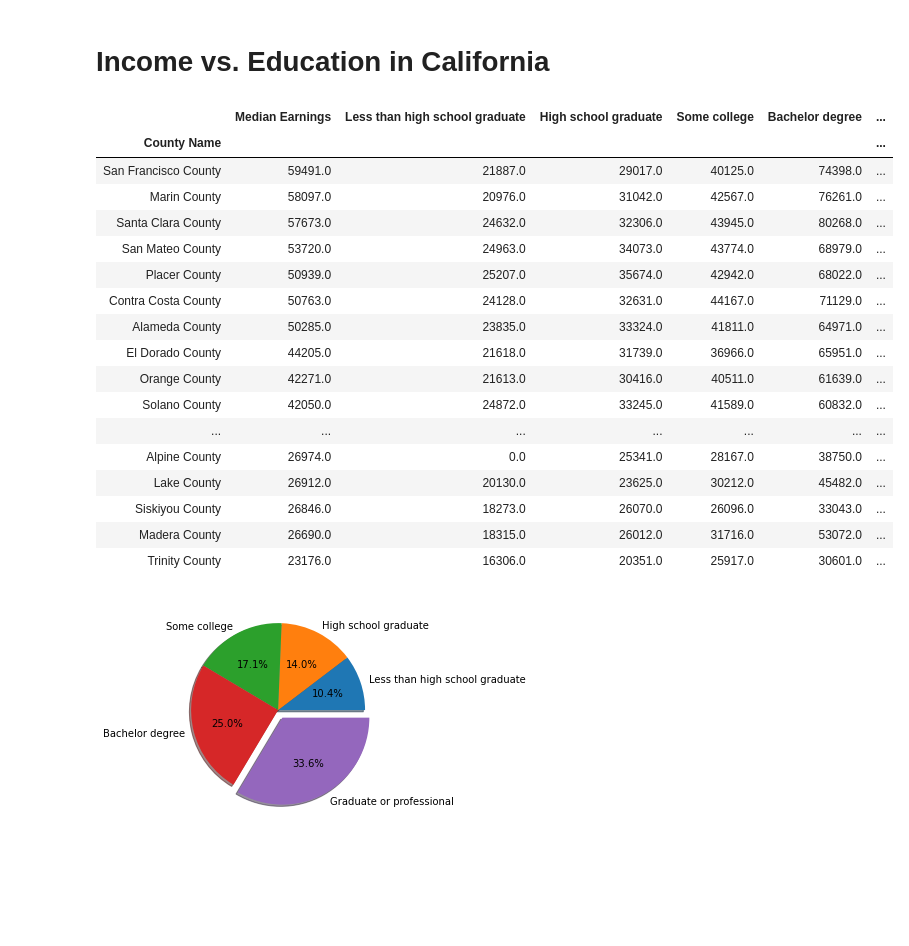
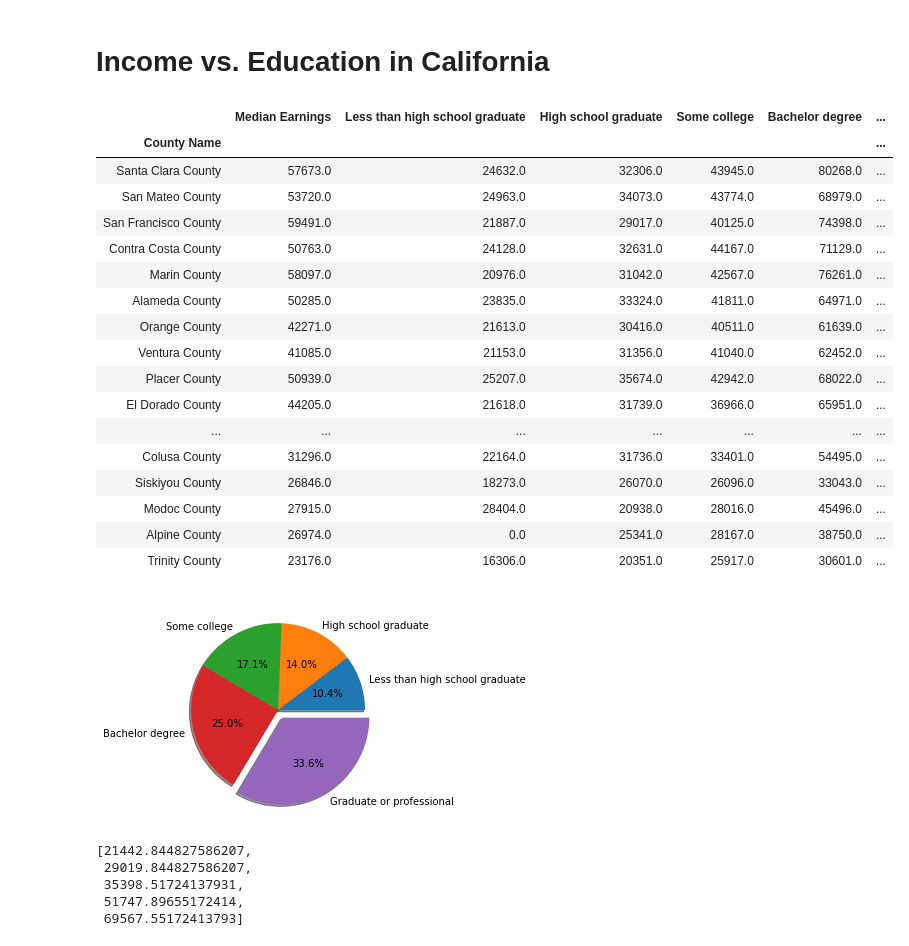
Before and after one commit to nmanduri999/Income_Disparity_Project_1, a Jupyter notebook: Project_one_Niha/Income_Education_Census.ipynb, the cells around one changed output. Drawn from its saved outputs; the diff is of its cells as text; code cells hidden in the pictures; blank space fills up the shorter version.

```diff
--- a/Project_one_Niha/Income_Education_Census.ipynb
+++ b/Project_one_Niha/Income_Education_Census.ipynb
@@ -109,25 +131,26 @@ education_inc_data["Less than high school graduate"].values[education_inc_data["
 education_inc_data = education_inc_data.sort_values(by=['Median Earnings'], ascending = False)
 # %%
 education_data = education_inc_data[['County Name','Median Earnings','Less than high school graduate','High school graduate','Some college','Bachelor degree','Graduate or professional']]
+education_data = education_data.sort_values(by=['Graduate or professional'], ascending = False)
 education_data.set_index('County Name')
 # %% [output]
 |  | Median Earnings | Less than high school graduate | High school graduate | Some college | Bachelor degree | ... |
 | County Name |  |  |  |  |  | ... |
-| San Francisco County | 59491.0 | 21887.0 | 29017.0 | 40125.0 | 74398.0 | ... |
-| Marin County | 58097.0 | 20976.0 | 31042.0 | 42567.0 | 76261.0 | ... |
 | Santa Clara County | 57673.0 | 24632.0 | 32306.0 | 43945.0 | 80268.0 | ... |
 | San Mateo County | 53720.0 | 24963.0 | 34073.0 | 43774.0 | 68979.0 | ... |
+| San Francisco County | 59491.0 | 21887.0 | 29017.0 | 40125.0 | 74398.0 | ... |
+| Contra Costa County | 50763.0 | 24128.0 | 32631.0 | 44167.0 | 71129.0 | ... |
+| Marin County | 58097.0 | 20976.0 | 31042.0 | 42567.0 | 76261.0 | ... |
+| Alameda County | 50285.0 | 23835.0 | 33324.0 | 41811.0 | 64971.0 | ... |
+| Orange County | 42271.0 | 21613.0 | 30416.0 | 40511.0 | 61639.0 | ... |
+| Ventura County | 41085.0 | 21153.0 | 31356.0 | 41040.0 | 62452.0 | ... |
 | Placer County | 50939.0 | 25207.0 | 35674.0 | 42942.0 | 68022.0 | ... |
-| Contra Costa County | 50763.0 | 24128.0 | 32631.0 | 44167.0 | 71129.0 | ... |
-| Alameda County | 50285.0 | 23835.0 | 33324.0 | 41811.0 | 64971.0 | ... |
 | El Dorado County | 44205.0 | 21618.0 | 31739.0 | 36966.0 | 65951.0 | ... |
-| Orange County | 42271.0 | 21613.0 | 30416.0 | 40511.0 | 61639.0 | ... |
-| Solano County | 42050.0 | 24872.0 | 33245.0 | 41589.0 | 60832.0 | ... |
 | ... | ... | ... | ... | ... | ... | ... |
+| Colusa County | 31296.0 | 22164.0 | 31736.0 | 33401.0 | 54495.0 | ... |
+| Siskiyou County | 26846.0 | 18273.0 | 26070.0 | 26096.0 | 33043.0 | ... |
+| Modoc County | 27915.0 | 28404.0 | 20938.0 | 28016.0 | 45496.0 | ... |
 | Alpine County | 26974.0 | 0.0 | 25341.0 | 28167.0 | 38750.0 | ... |
-| Lake County | 26912.0 | 20130.0 | 23625.0 | 30212.0 | 45482.0 | ... |
-| Siskiyou County | 26846.0 | 18273.0 | 26070.0 | 26096.0 | 33043.0 | ... |
-| Madera County | 26690.0 | 18315.0 | 26012.0 | 31716.0 | 53072.0 | ... |
 | Trinity County | 23176.0 | 16306.0 | 20351.0 | 25917.0 | 30601.0 | ... |
 # %%
 X = education_data["Less than high school graduate"].mean()
@@ -141,8 +164,14 @@ explode = (0, 0, 0, 0, 0.1)
 plt.pie(Median, labels=Labels, autopct="%1.1f%%",explode=explode, shadow=True)
 plt.savefig("MedianEarningsVseducation.png")
 plt.show()
+Median
 # %% [output]
 [figure]
+[21442.844827586207,
+ 29019.844827586207,
+ 35398.51724137931,
+ 51747.89655172414,
+ 69567.55172413793]
 # %%
 #Santa Clara (37.35, -121.95), San Francisco(37.77, -122.43), Marin county(38.08, -122.76), San Mateo county(37.43,122.40)
 # Contra Costa County(37.85, -121.90)
```
Also changed, not shown: parts of 3 cells of this notebook, 1 other file.
